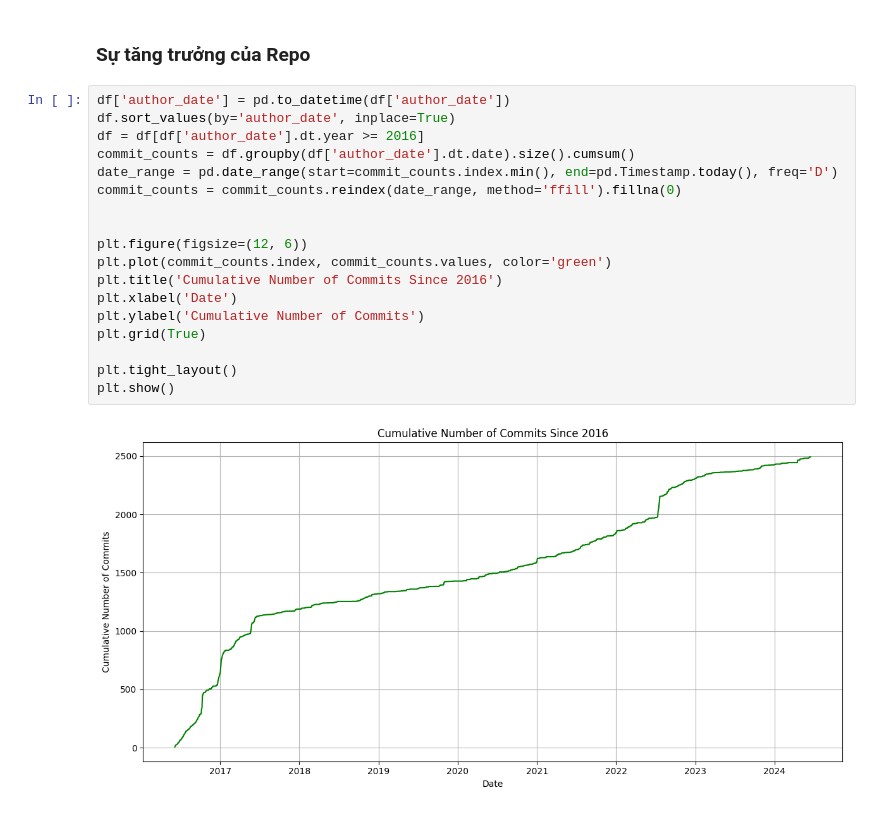
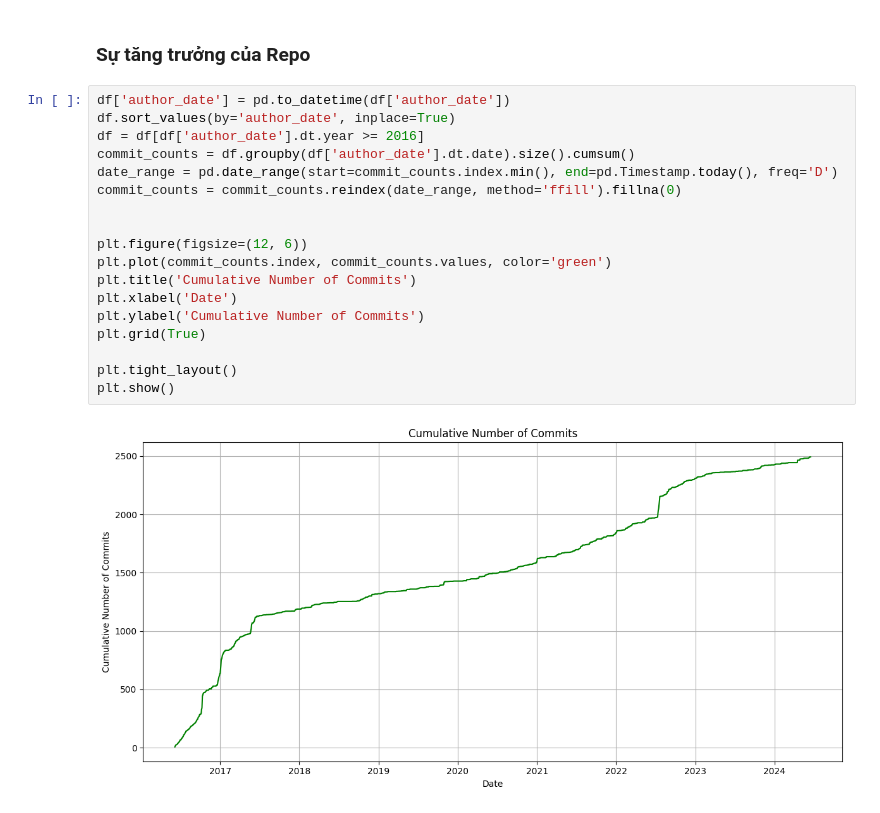
Before and after one commit to TaGiangThuyLoan/Python, a Jupyter notebook: Try.ipynb, the cells around one changed output. Drawn from its saved outputs; the diff is of its cells as text.

```diff
--- a/Try.ipynb
+++ b/Try.ipynb
@@ -339,23 +325,23 @@ plt.show()
 # %%
 df['author_date'] = pd.to_datetime(df['author_date'])
 df.sort_values(by='author_date', inplace=True)
 df = df[df['author_date'].dt.year >= 2016]
 commit_counts = df.groupby(df['author_date'].dt.date).size().cumsum()
 date_range = pd.date_range(start=commit_counts.index.min(), end=pd.Timestamp.today(), freq='D')
 commit_counts = commit_counts.reindex(date_range, method='ffill').fillna(0)
 
 
 plt.figure(figsize=(12, 6))
 plt.plot(commit_counts.index, commit_counts.values, color='green')
-plt.title('Cumulative Number of Commits Since 2016')
+plt.title('Cumulative Number of Commits')
 plt.xlabel('Date')
 plt.ylabel('Cumulative Number of Commits')
 plt.grid(True)
 
 plt.tight_layout()
 plt.show()
 # %% [output]
-[figure, old version]
+[figure, new version]
 # %%
 author_name = 'Le Tien Tai'
 df_author = df[df['author'] == author_name]
```
Also changed, not shown: parts of 9 cells of this notebook.
